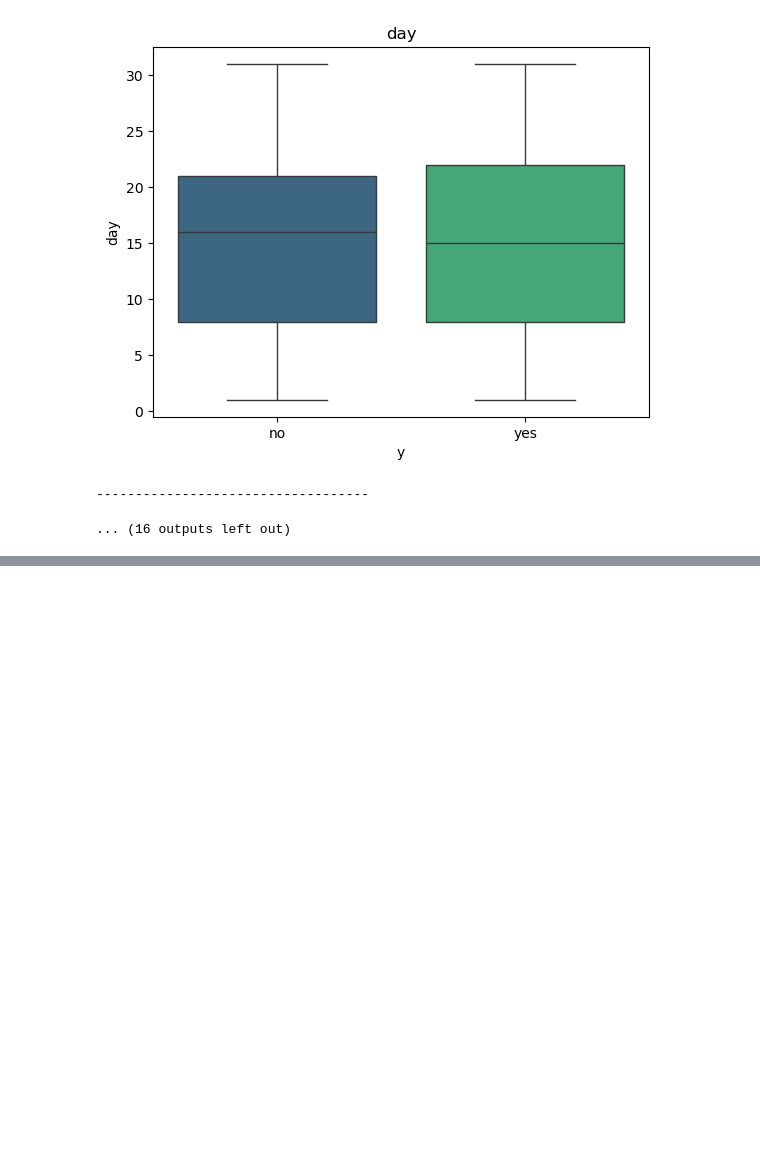
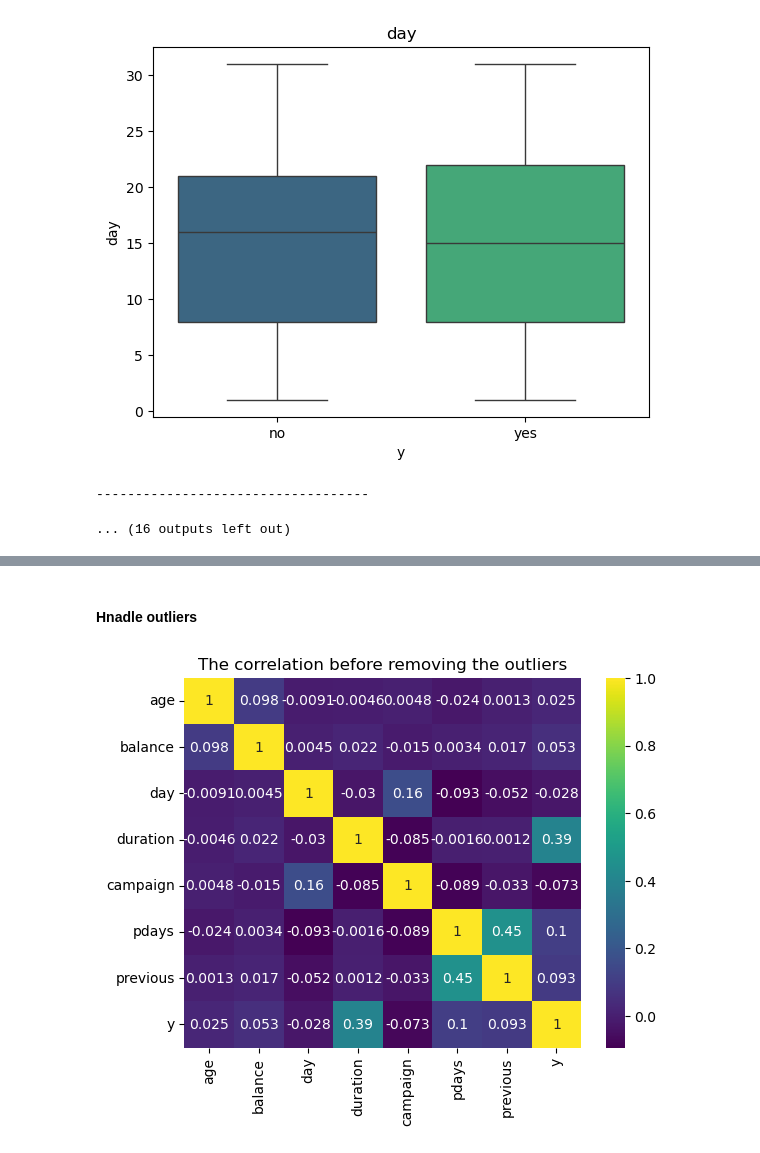
Before and after one commit to ChirathSetunge/Predicting_Term_Deposit_Subscription, a Jupyter notebook: notebooks/Predict Term Deposit Subscription.ipynb, the cells around one changed output, grey strips where cells are left out. Drawn from its saved outputs; the diff is of its cells as text; code cells hidden in the pictures; blank space fills up the shorter version.

```diff
--- a/notebooks/Predict Term Deposit Subscription.ipynb
+++ b/notebooks/Predict Term Deposit Subscription.ipynb
@@ -243,0 +286,13 @@ Name: day, dtype: float64
+# %%
+# encode the target column
+df['y'] = df['y'].apply(lambda x: 1 if x == 'yes' else 0)
+# %% [markdown]
+#### Hnadle outliers
+# %%
+# indentify the correlation between the numerical features and the target column (y)
+correlation = df.corr()
+sns.heatmap(correlation, annot=True, cmap='viridis')
+plt.title('The correlation before removing the outliers')
+plt.show()
+# %% [output]
+[figure, added]
```
Also changed, not shown: parts of 30 cells of this notebook.
